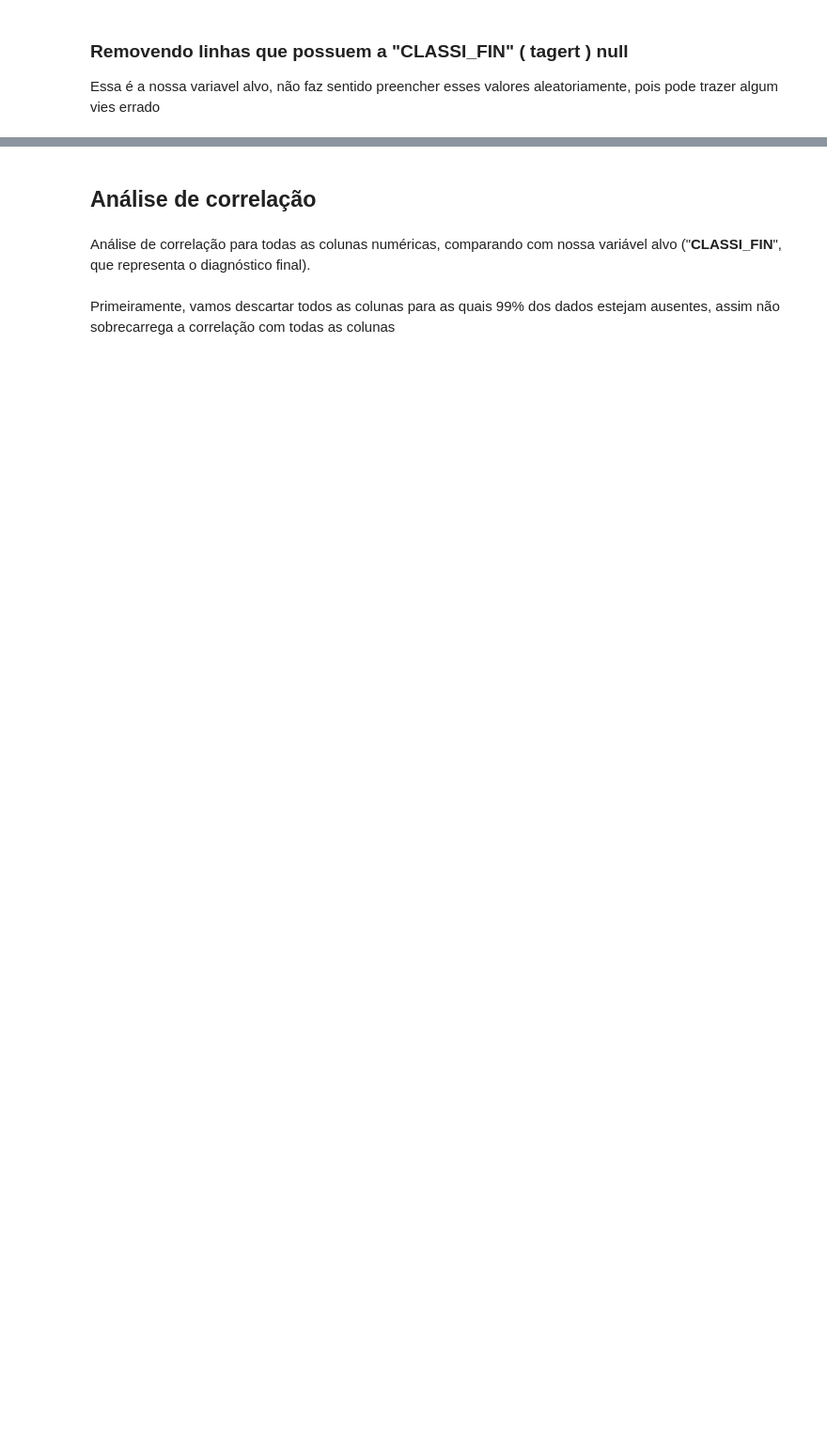
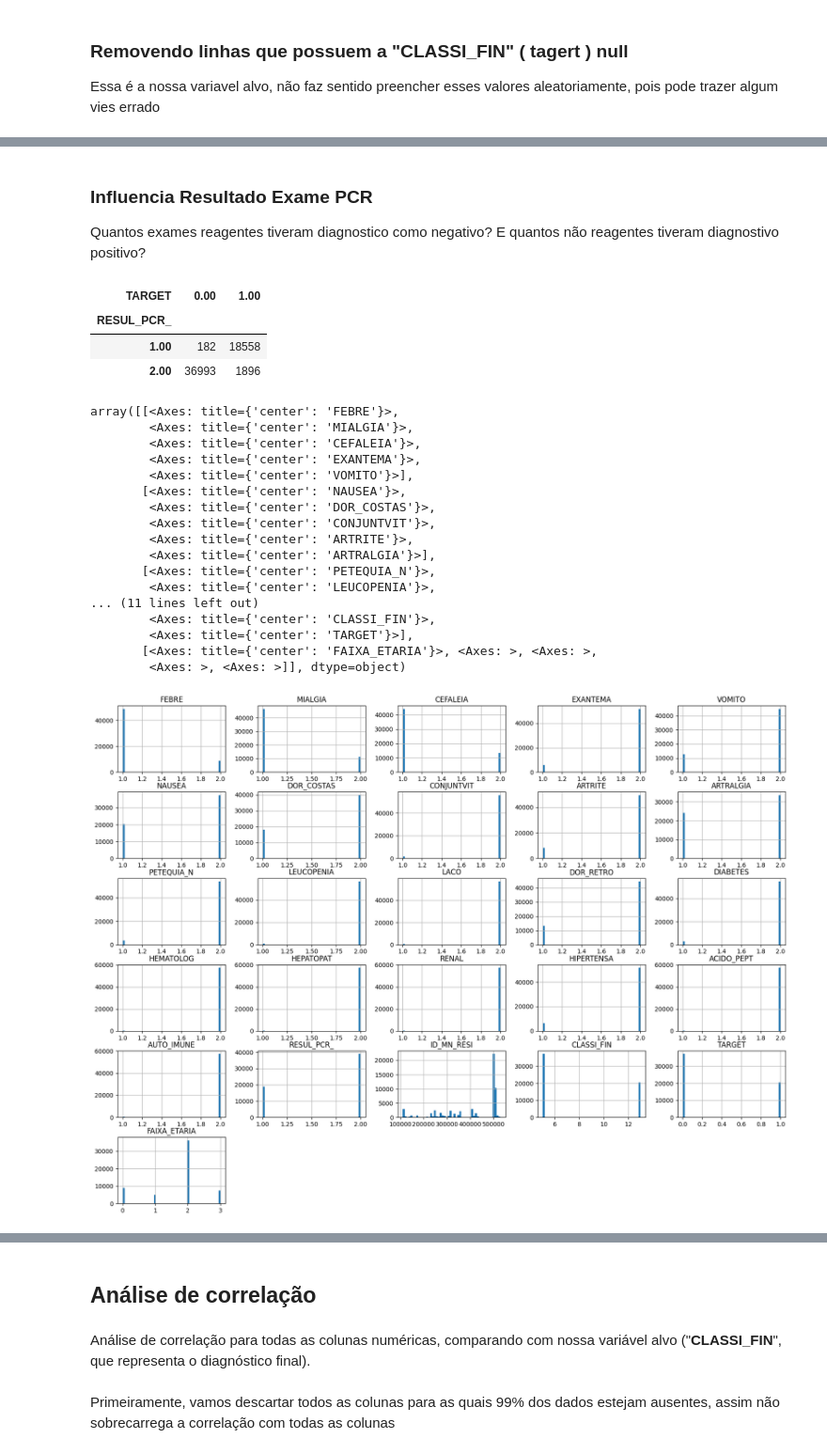
Before and after one commit to AnaPRodrigues/tech-challenge-grupo-9, a Jupyter notebook: tech-challenge-chikungunya.ipynb, the cells around one changed output, grey strips where cells are left out. Shown at 94% size. Saved outputs shown, nothing was run; the diff lists cells and outputs as text; code cells hidden in the pictures; blank space fills up the shorter version.

```diff
--- a/tech-challenge-chikungunya.ipynb
+++ b/tech-challenge-chikungunya.ipynb
@@ -212 +282,33 @@ df.isnull().sum().sort_values(ascending=False)
+# %% [markdown]
+### Influencia Resultado Exame PCR
+
+Quantos exames reagentes tiveram diagnostico como negativo? E quantos não reagentes tiveram diagnostivo positivo?
+# %%
+pd.crosstab(df['RESUL_PCR_'], df['TARGET'])
+# %% [output]
+| TARGET | 0.00 | 1.00 |
+| RESUL_PCR_ |  |  |
+| 1.00 | 182 | 18558 |
+| 2.00 | 36993 | 1896 |
+# %%
+df.hist(bins=50, figsize=(20, 15))
+# %% [output]
+array([[<Axes: title={'center': 'FEBRE'}>,
+        <Axes: title={'center': 'MIALGIA'}>,
+        <Axes: title={'center': 'CEFALEIA'}>,
+        <Axes: title={'center': 'EXANTEMA'}>,
+        <Axes: title={'center': 'VOMITO'}>],
+       [<Axes: title={'center': 'NAUSEA'}>,
+        <Axes: title={'center': 'DOR_COSTAS'}>,
+        <Axes: title={'center': 'CONJUNTVIT'}>,
+        <Axes: title={'center': 'ARTRITE'}>,
+        <Axes: title={'center': 'ARTRALGIA'}>],
+       [<Axes: title={'center': 'PETEQUIA_N'}>,
+        <Axes: title={'center': 'LEUCOPENIA'}>,
+... (11 lines left out)
+        <Axes: title={'center': 'CLASSI_FIN'}>,
+        <Axes: title={'center': 'TARGET'}>],
+       [<Axes: title={'center': 'FAIXA_ETARIA'}>, <Axes: >, <Axes: >,
+        <Axes: >, <Axes: >]], dtype=object)
+[figure, added]
 # %% [markdown]
```
Also changed, not shown: parts of 46 cells of this notebook.
